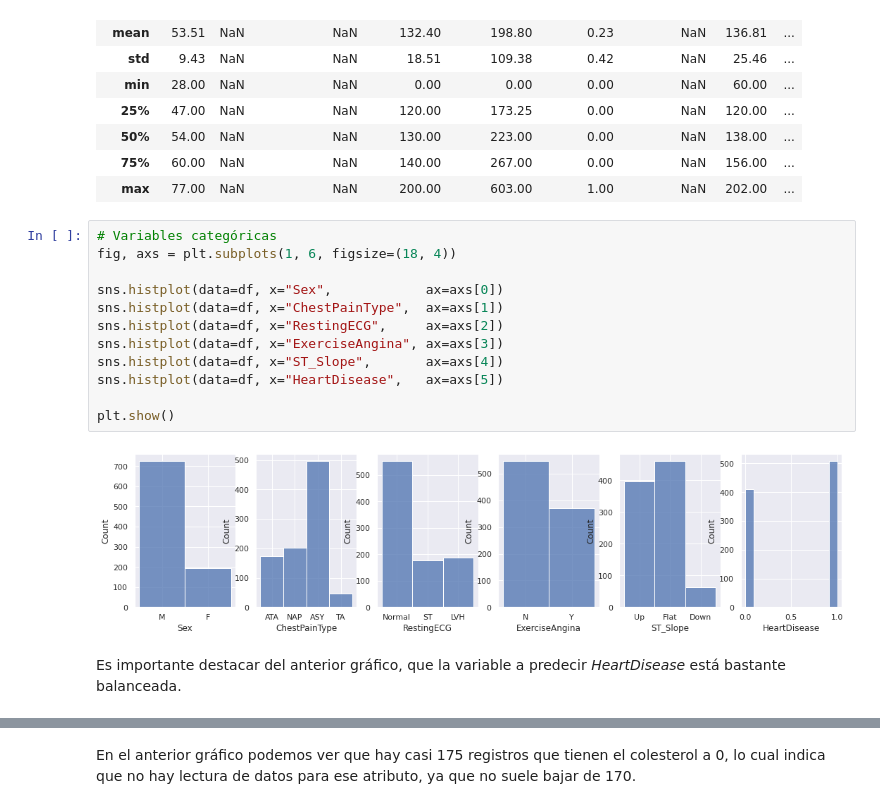
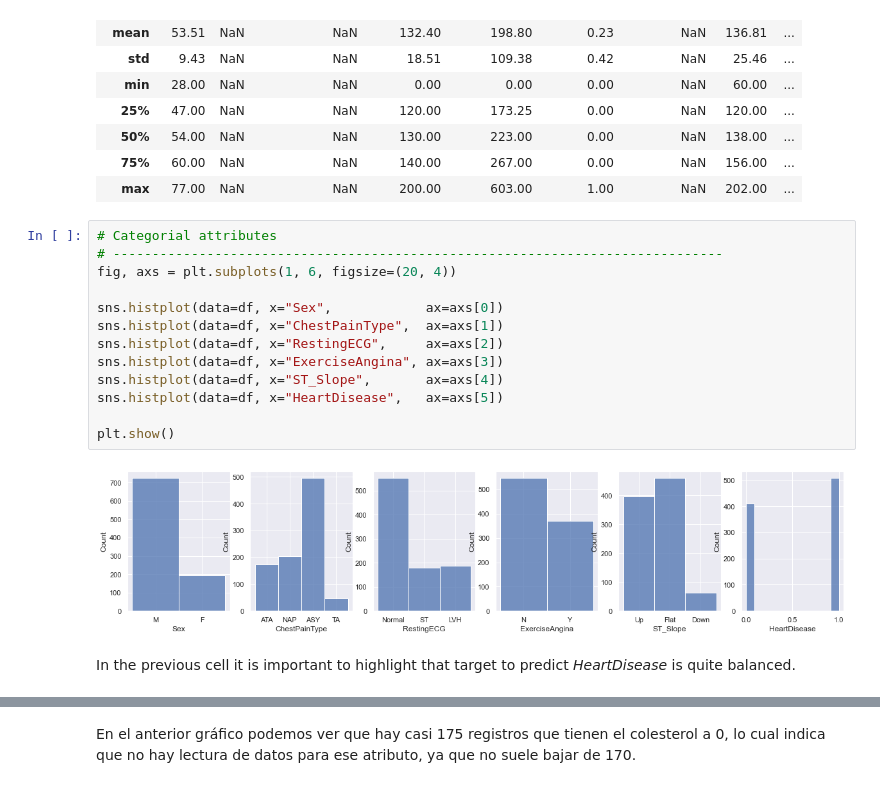
Before and after one commit to gmachinromero/project_heart_disease, a Jupyter notebook: notebooks/01-heart-disease-detection.ipynb, the cells around one changed output, grey strips where cells are left out. Drawn from its saved outputs; the diff is of its cells as text.

```diff
--- a/notebooks/01-heart-disease-detection.ipynb
+++ b/notebooks/01-heart-disease-detection.ipynb
@@ -118,19 +121,20 @@ df.describe(include="all").round(2)
 | 75% | 60.00 | NaN | NaN | 140.00 | 267.00 | 0.00 | NaN | 156.00 | ... |
 | max | 77.00 | NaN | NaN | 200.00 | 603.00 | 1.00 | NaN | 202.00 | ... |
 # %%
-# Variables categóricas
-fig, axs = plt.subplots(1, 6, figsize=(18, 4))
+# Categorial attributes
+# ------------------------------------------------------------------------------
+fig, axs = plt.subplots(1, 6, figsize=(20, 4))
 
 sns.histplot(data=df, x="Sex",            ax=axs[0])
 sns.histplot(data=df, x="ChestPainType",  ax=axs[1])
 sns.histplot(data=df, x="RestingECG",     ax=axs[2])
 sns.histplot(data=df, x="ExerciseAngina", ax=axs[3])
 sns.histplot(data=df, x="ST_Slope",       ax=axs[4])
 sns.histplot(data=df, x="HeartDisease",   ax=axs[5])
 
 plt.show()
 # %% [output]
-[figure, old version]
+[figure, new version]
 # %% [markdown]
-Es importante destacar del anterior gráfico, que la variable a predecir *HeartDisease* está bastante balanceada.
+In the previous cell it is important to highlight that target to predict *HeartDisease* is quite balanced.
 # %%
```
Also changed, not shown: parts of 21 cells of this notebook.
